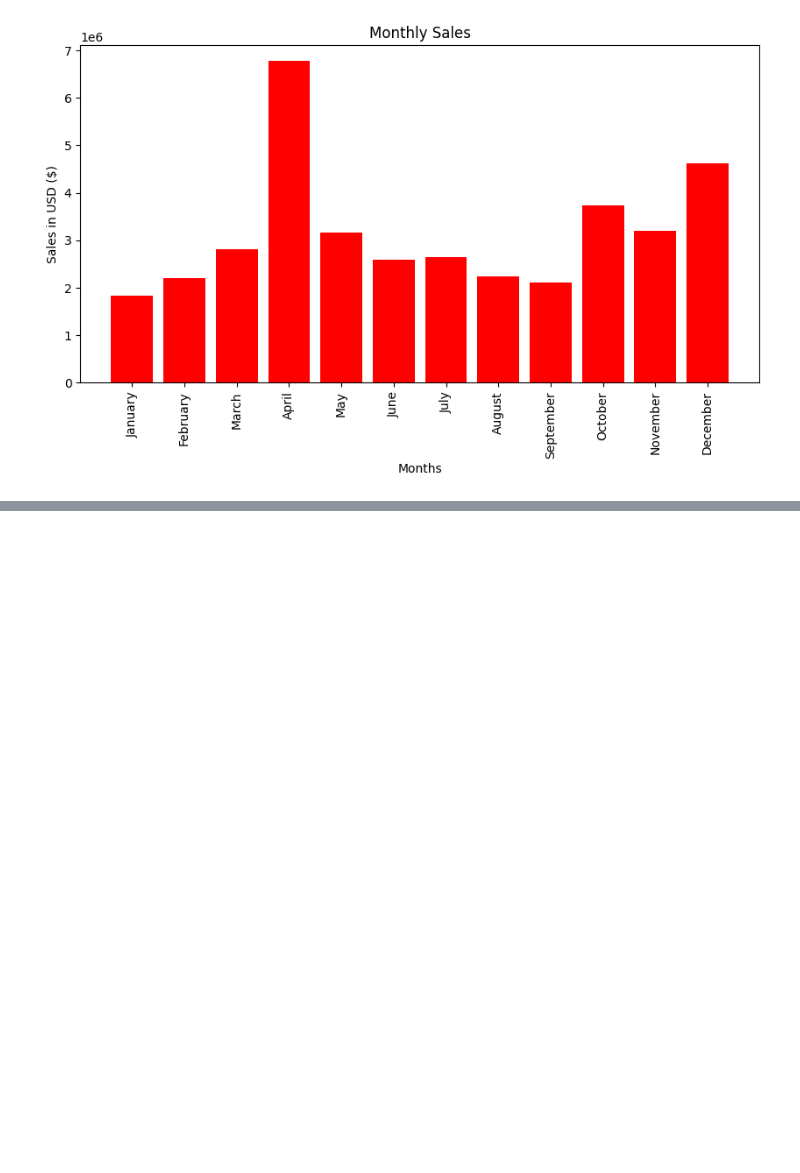
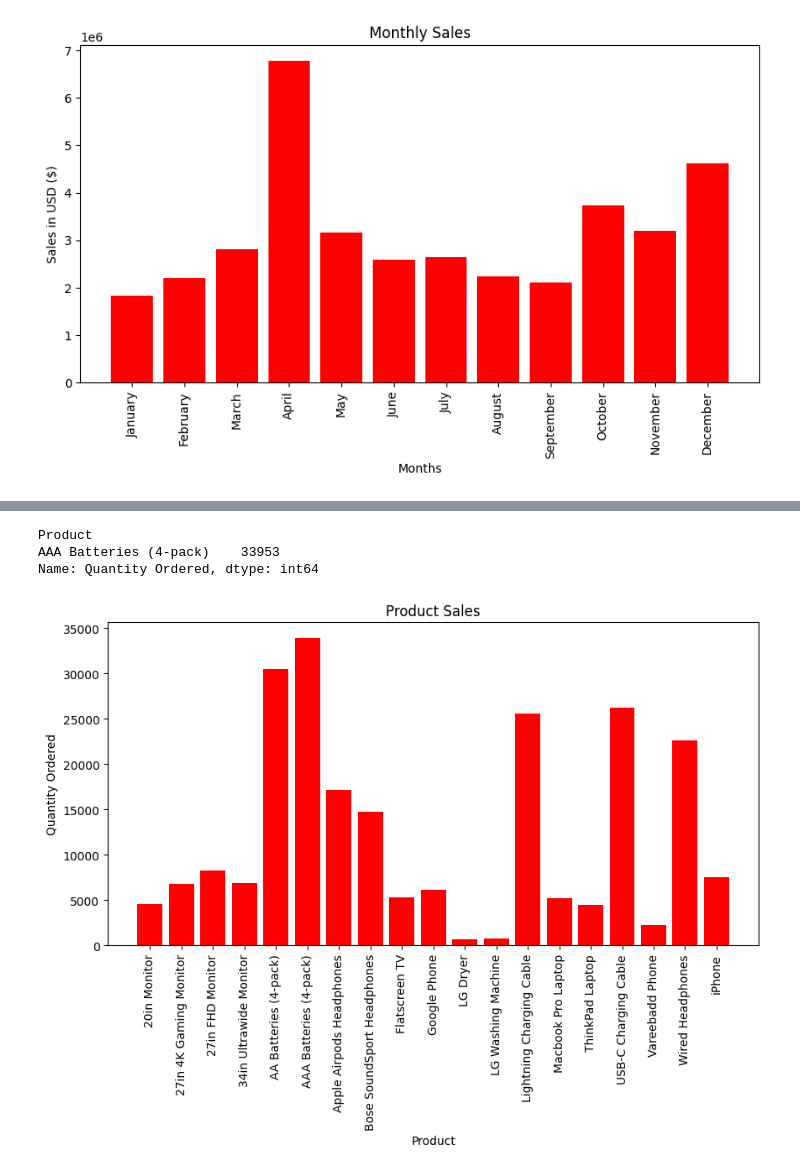
Before and after one commit to awais345/Exploratory_Data_Analysis_Sales, a Jupyter notebook: Exploratory_Data_Analysis_Sales.ipynb, the cells around one changed output, grey strips where cells are left out. Drawn from its saved outputs; the diff is of its cells as text; code cells hidden in the pictures; blank space fills up the shorter version.

```diff
--- a/Exploratory_Data_Analysis_Sales.ipynb
+++ b/Exploratory_Data_Analysis_Sales.ipynb
@@ -352,0 +648,5 @@ plt.show()
+# %%
+#find best selling product
+product_group= df2.groupby('Product')
+order_quantity= df2.groupby('Product')['Quantity Ordered'].sum()
+order_quantity
@@ -352,0 +671,18 @@ plt.show()
+# %%
+#return best selling product
+order_quantity[order_quantity==order_quantity.max()]
+# %% [output]
+Product
+AAA Batteries (4-pack)    33953
+Name: Quantity Ordered, dtype: int64
+# %%
+#visualize order quanity and products
+plt.figure(figsize=(10,5))
+plt.bar(order_quantity.index, order_quantity, color='red')
+plt.xticks(rotation=90)
+plt.xlabel('Product')
+plt.ylabel('Quantity Ordered')
+plt.title('Product Sales')
+plt.show()
+# %% [output]
+[figure, added]
```
Also changed, not shown: parts of 39 cells of this notebook.
